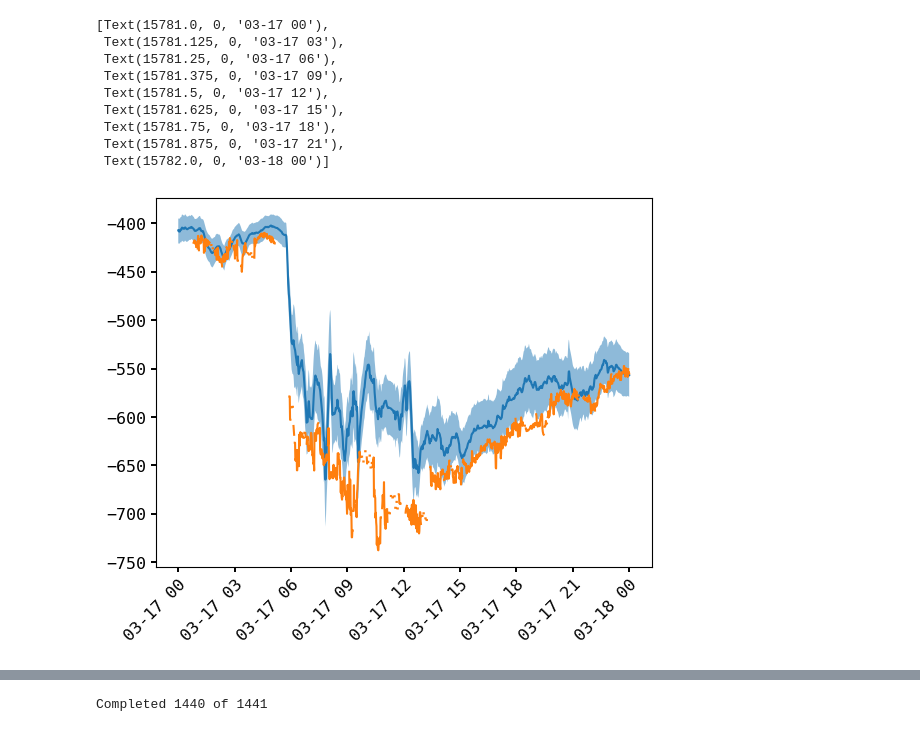
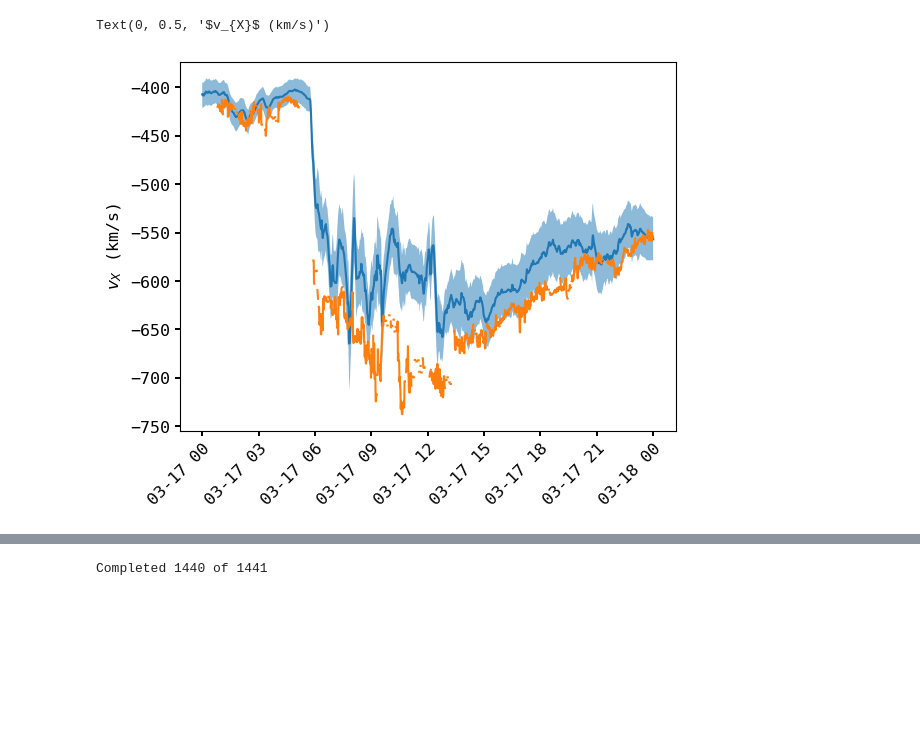
Before and after one commit to connor-obrien888/prime, a Jupyter notebook: prime_lib/notebooks/analytical_model_uncertainty.ipynb, the cells around one changed output, grey strips where cells are left out. Drawn from its saved outputs; the diff is of its cells as text; code cells hidden in the pictures; blank space fills up the shorter version.

```diff
--- a/prime_lib/notebooks/analytical_model_uncertainty.ipynb
+++ b/prime_lib/notebooks/analytical_model_uncertainty.ipynb
@@ -202,6 +202,40 @@ def EMR_err(vx, vx_sig, bz, bz_sig, by = None, by_sig = None, rect = np.nan):
             (0.001*np.abs(vx*np.where(bz <= 0, bz_sig, rect)))**2 #dEMR/dbz term
         )
     return emr_std
+
+def tm03(n_sw, vx_sw, vy_sw, vz_sw, bz_sw, x, y, z, cut_mp = True, cut_pos = True):
+    """
+    Magnetotail model from Tsyganenko and Mukai, 2003 (DOI 10.1029/2002JA009707)
+
+    n and t are both for ions
+    """
+    r_norm = np.sqrt(x**2 + y**2)/10.0 #TODO: Figure out if that -1 is necessary
+    phi = np.arctan2(y , -1*x)
+    n_norm = n_sw / 10.0
+    v_sw = np.sqrt(vx_sw**2 + vy_sw**2 + vz_sw**2)
+    v_norm = v_sw / 500.0
+    bn_norm = np.where(bz_sw > 0, bz_sw/5.0, 0)
+    bs_norm = np.where(bz_sw < 0, -1*bz_sw/5.0, 0)
+    # Constants from TM03 Table 1
+    a_n = np.asarray([-0.159, 0.608, 0.5055, 0.0796, 0.2746, 0.0361, -0.0342, -0.7933, 1.162, 0.4756, 0.7117])
+    a_t = np.asarray([1.67870, -0.16057, 1.66874, 4.81969, 2.85451, -0.60195, -0.83629, -2.49105, 0.25679, 0.22486, 0.18870, -0.44579, -0.03306, -0.02412, -2.68930, 1.22152])
+
+    n = (a_n[0] + a_n[1] * (n_norm**a_n[9]) + a_n[2] * bn_norm + a_n[3] * v_norm * bs_norm) * (r_norm ** a_n[7]) + (a_n[4] * (n_norm**a_n[10]) + a_n[5] * bn_norm + a_n[6] * v_norm * bs_norm) * (r_norm ** a_n[8]) * (np.sin(phi) ** 2)
+    n[n < np.nextafter(0, 1)] = np.nan
+    t = (a_t[0]*v_norm + a_t[1]*bn_norm + a_t[2]*bs_norm + a_t[3]*np.exp(-(a_t[8]*v_norm**a_t[14] + a_t[9]*bn_norm + a_t[10]*bs_norm)*(r_norm-1)) + (a_t[4]*v_norm + a_t[5]*bn_norm + a_t[6]*bs_norm + a_t[7]*np.exp(-(a_t[11]*v_norm**a_t[15] + a_t[12]*bn_norm + a_t[13]*bs_norm)*(r_norm-1))) * (np.sin(phi)**2))
+    t[t < np.nextafter(0, 1)] = np.nan
+
+    # if cut_mp: #Cut points outside a model magnetopause (Shue et al. 1998)
+    #     rm = shue98(n_sw, vx_sw, vy_sw, vz_sw, bz_sw, x, y, z)
+    #     r = np.sqrt(x**2 + y**2 + z**2)
+    #     n[r > rm] = np.nan
+    #     t[r > rm] = np.nan
+    if cut_pos: #Cut points too close to Earth
+        n[r_norm < 10.0/10.0] = np.nan
+        n[np.abs(phi) > np.pi/2] = np.nan
+        t[r_norm < 10.0/10.0] = np.nan
+        t[np.abs(phi) > np.pi/2] = np.nan
+    return n, t
 # %%
 # Load storm-time PRIME and OMNI data
 trange = ['2013-03-17 00:00:00', '2013-03-18 00:00:00']
@@ -220,19 +254,12 @@ sw_data["Pdyn_omni"]= pdyn(sw_data["proton_density"], sw_data['Vx'], sw_data['Vy
 # %%
 plt.plot(sw_data["Epoch"], sw_data["V_GSE_0"], label = "PRIME")
 plt.plot(sw_data["Epoch"], sw_data["Vx"], label = "OMNI")
 plt.fill_between(sw_data["Epoch"], sw_data["V_GSE_0"] - sw_data["V_GSE_sig_0"] , sw_data["V_GSE_0"] + sw_data["V_GSE_sig_0"], alpha = 0.5)
 plt.gca().set_xticklabels(plt.gca().get_xticklabels(), rotation=45, ha = "right", rotation_mode='anchor')
+plt.ylabel(f"$v_{{X}}$ (km/s)")
 # %% [output]
-[Text(15781.0, 0, '03-17 00'),
- Text(15781.125, 0, '03-17 03'),
- Text(15781.25, 0, '03-17 06'),
- Text(15781.375, 0, '03-17 09'),
- Text(15781.5, 0, '03-17 12'),
- Text(15781.625, 0, '03-17 15'),
- Text(15781.75, 0, '03-17 18'),
- Text(15781.875, 0, '03-17 21'),
- Text(15782.0, 0, '03-18 00')]
+Text(0, 0.5, '$v_{X}$ (km/s)')
-[figure, old version]
+[figure, new version]
 # %%
 plt.plot(sw_data["Epoch"], sw_data["Ne"], label = "PRIME")
 plt.plot(sw_data["Epoch"], sw_data["proton_density"], label = "OMNI")
```
Also changed, not shown: parts of 5 cells of this notebook, 5 other files.
